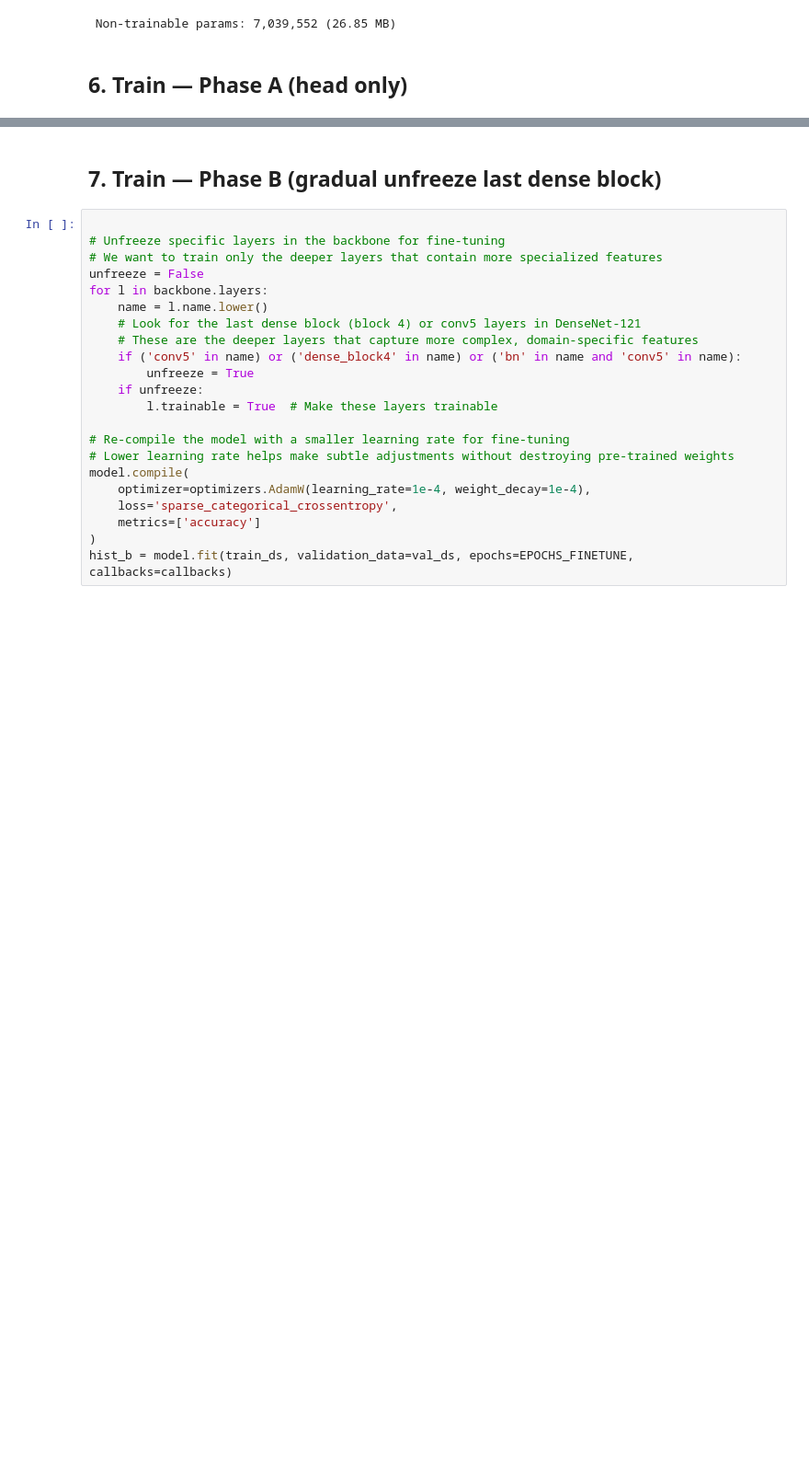
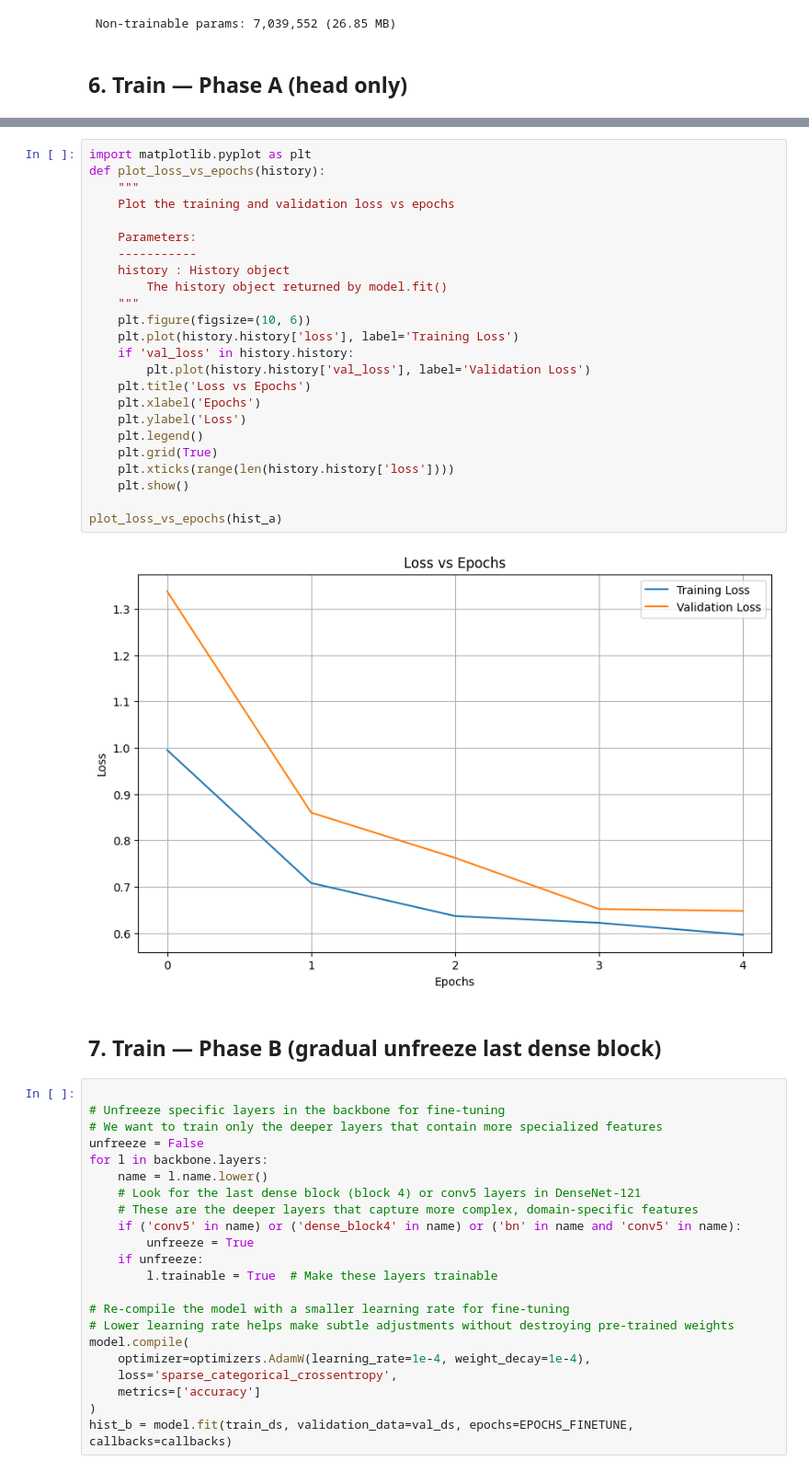
Before and after one commit to Gaddran/Capstone, a Jupyter notebook: Kather_KimiaNet_Classifier.ipynb, the cells around one changed output, grey strips where cells are left out. Shown: that part at 92% size. Drawn from its saved outputs; the diff is of its cells as text; blank space fills up the shorter version.

```diff
--- a/Kather_KimiaNet_Classifier.ipynb
+++ b/Kather_KimiaNet_Classifier.ipynb
@@ -306,3 +341,29 @@ Epoch 5/5
+# %%
+import matplotlib.pyplot as plt
+def plot_loss_vs_epochs(history):
+    """
+    Plot the training and validation loss vs epochs
+
+    Parameters:
+    -----------
+    history : History object
+        The history object returned by model.fit()
+    """
+    plt.figure(figsize=(10, 6))
+    plt.plot(history.history['loss'], label='Training Loss')
+    if 'val_loss' in history.history:
+        plt.plot(history.history['val_loss'], label='Validation Loss')
+    plt.title('Loss vs Epochs')
+    plt.xlabel('Epochs')
+    plt.ylabel('Loss')
+    plt.legend()
+    plt.grid(True)
+    plt.xticks(range(len(history.history['loss'])))
+    plt.show()
+
+plot_loss_vs_epochs(hist_a)
+# %% [output]
+[figure, added]
 # %% [markdown]
 ## 7. Train — Phase B (gradual unfreeze last dense block)
 # %%
```
Also changed, not shown: parts of 7 cells of this notebook, 3 other files.
